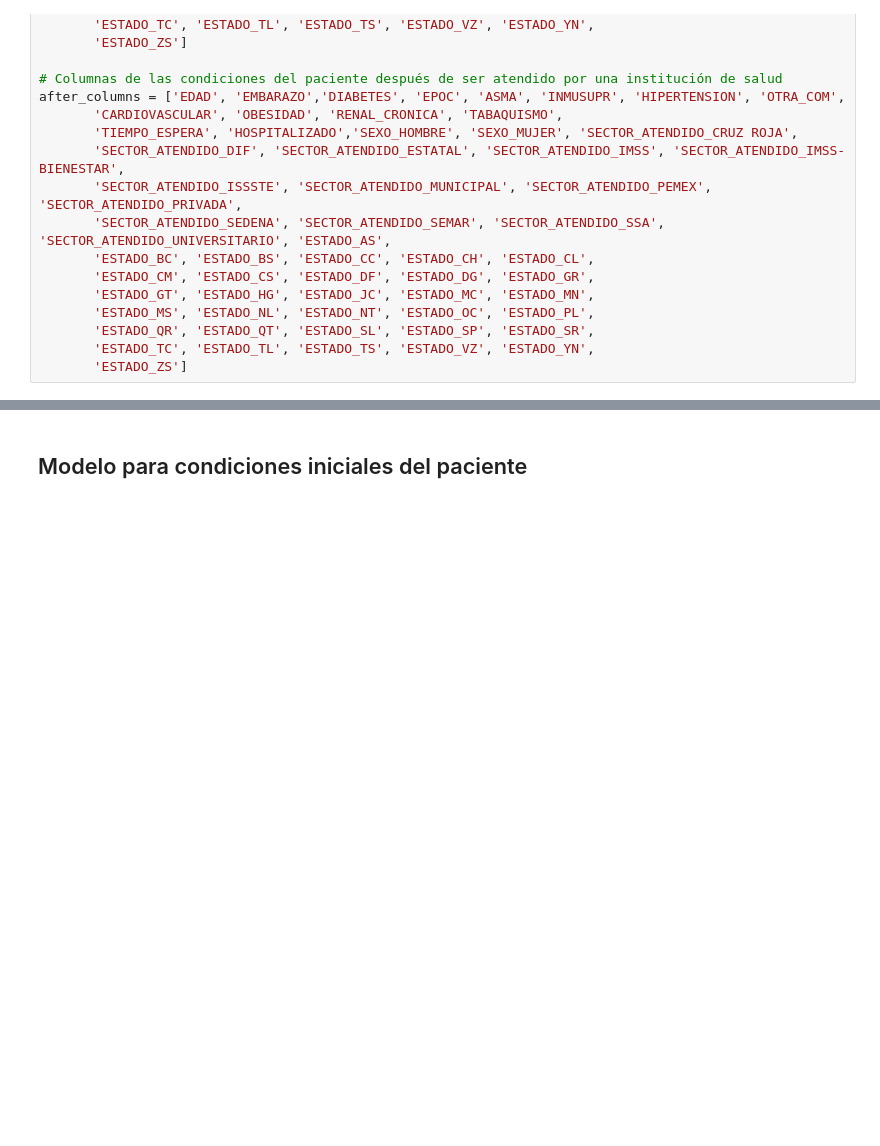
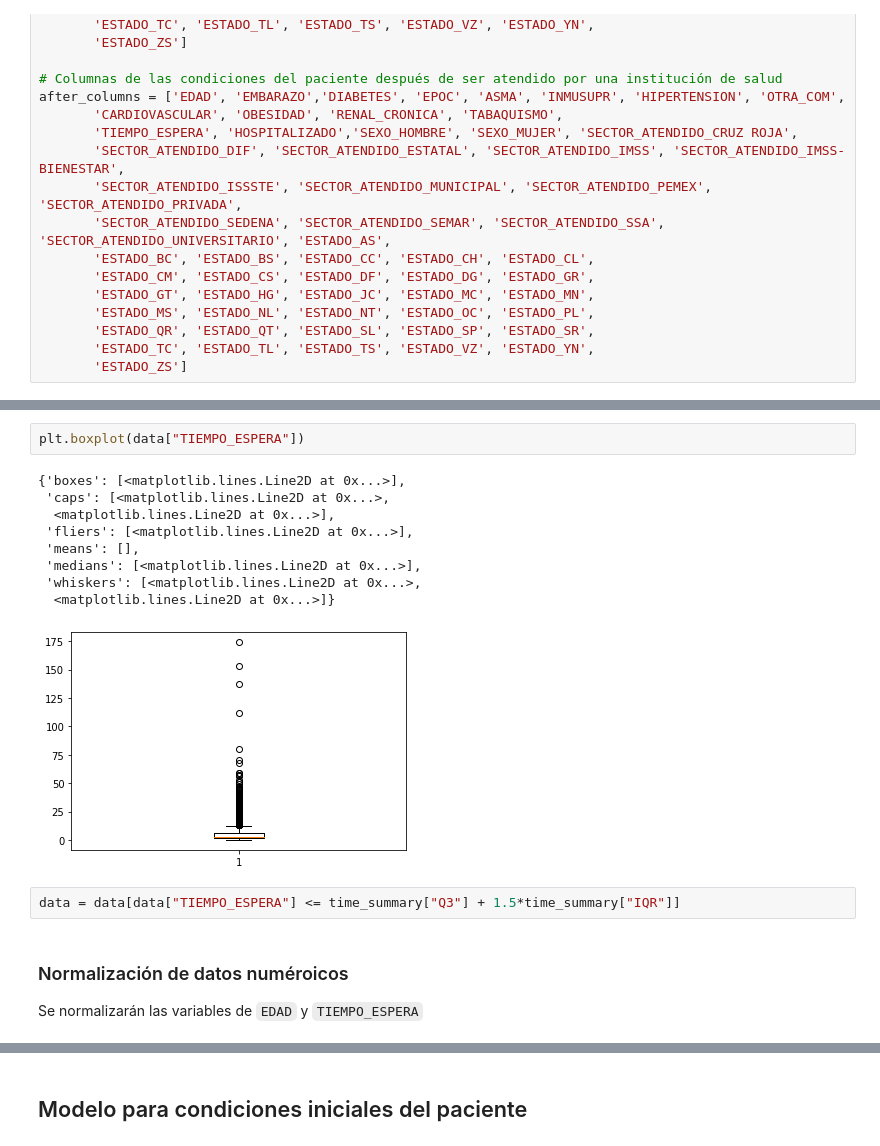
Before and after one commit to EduHdzVillasana/COVIDSTATSMX, a Jupyter notebook: Análisis y Modelado/Modelo_Predictorio.ipynb, the cells around one changed output, grey strips where cells are left out. Saved outputs shown, nothing was run; the diff lists cells and outputs as text; blank space fills up the shorter version.

Commit message:
Variables escaladas y escogidas

```diff
--- a/Análisis y Modelado/Modelo_Predictorio.ipynb
+++ b/Análisis y Modelado/Modelo_Predictorio.ipynb
@@ -110,0 +141,17 @@ after_columns = ['EDAD', 'EMBARAZO','DIABETES', 'EPOC', 'ASMA', 'INMUSUPR', 'HIP
+# %%
+plt.boxplot(data["TIEMPO_ESPERA"])
+# %% [output]
+{'boxes': [<matplotlib.lines.Line2D at 0x...>],
+ 'caps': [<matplotlib.lines.Line2D at 0x...>,
+  <matplotlib.lines.Line2D at 0x...>],
+ 'fliers': [<matplotlib.lines.Line2D at 0x...>],
+ 'means': [],
+ 'medians': [<matplotlib.lines.Line2D at 0x...>],
+ 'whiskers': [<matplotlib.lines.Line2D at 0x...>,
+  <matplotlib.lines.Line2D at 0x...>]}
+[figure, added]
+# %%
+data = data[data["TIEMPO_ESPERA"] <= time_summary["Q3"] + 1.5*time_summary["IQR"]]
+# %% [markdown]
+### Normalización de datos numéroicos
+Se normalizarán las variables de `EDAD` y `TIEMPO_ESPERA`
```
Also changed, not shown: parts of 13 cells of this notebook.
